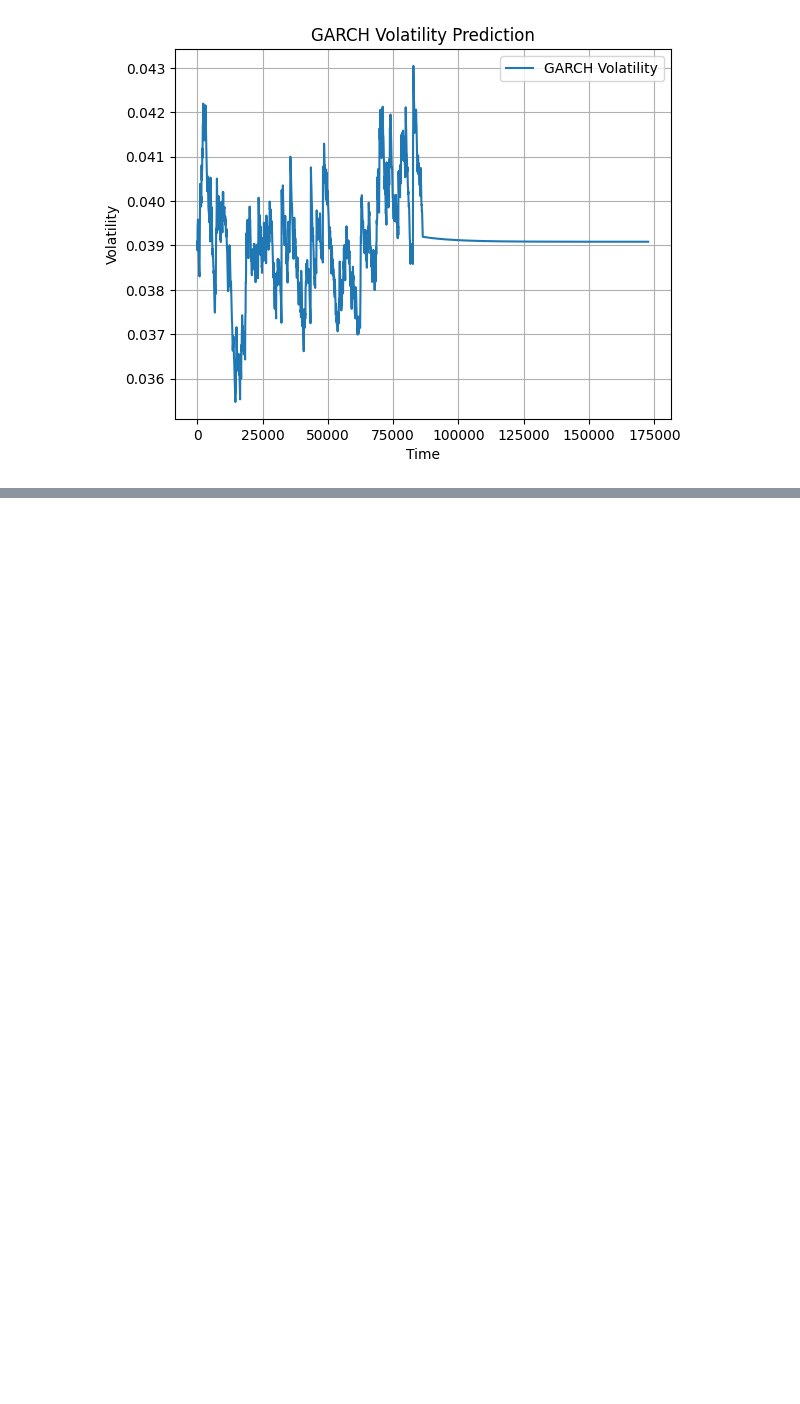
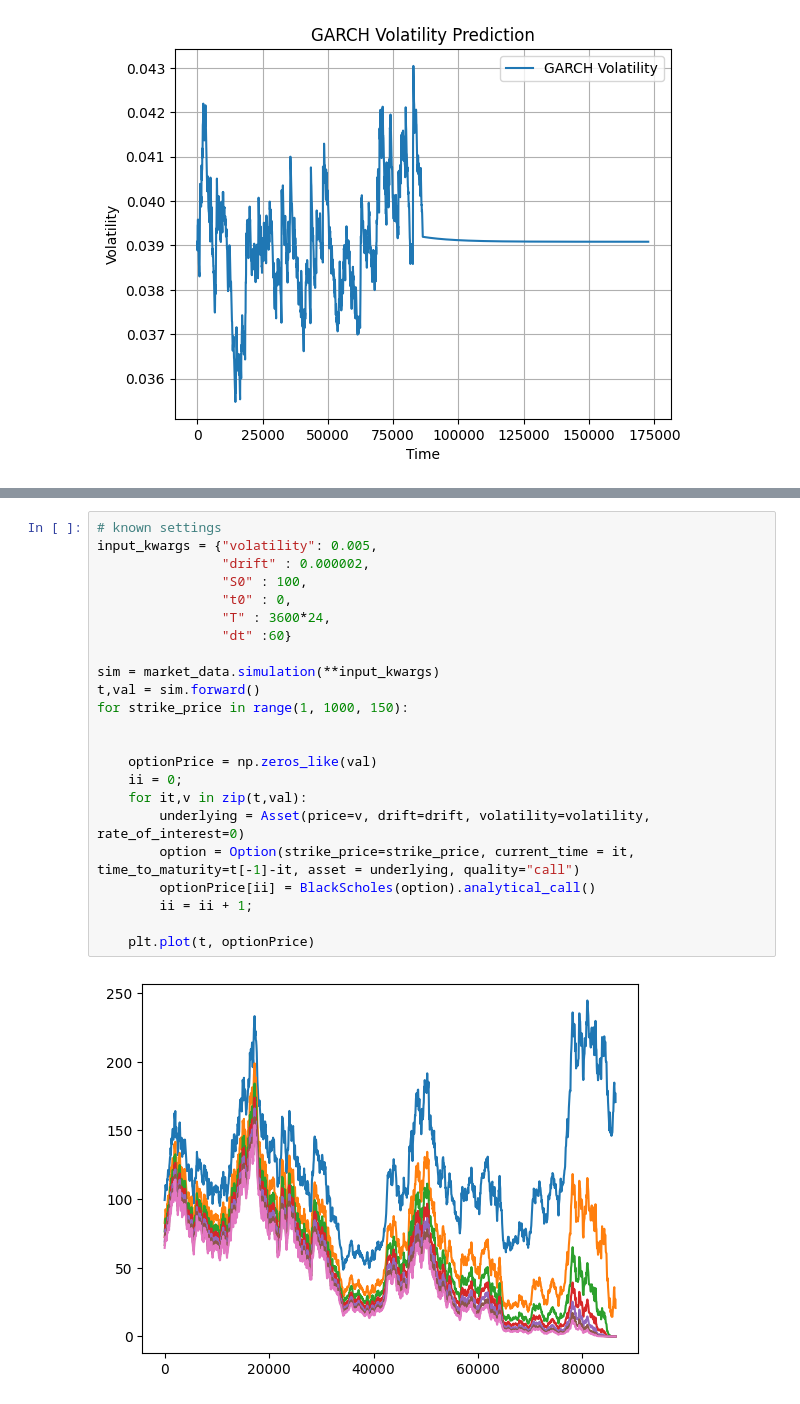
Before and after one commit to giudisciacca/pde-to-finance, a Jupyter notebook: pricing-black-scholes/main.ipynb, the cells around one changed output, grey strips where cells are left out. Cells and saved outputs as stored; diff of their text form; blank space fills up the shorter version.

Commit message:
Price of option with simulated asset

```diff
--- a/pricing-black-scholes/main.ipynb
+++ b/pricing-black-scholes/main.ipynb
@@ -119,0 +120,25 @@ for i, t in enumerate([1]+[60*ii for ii in range(1,10)]):
+# %%
+# known settings
+input_kwargs = {"volatility": 0.005,
+                "drift" : 0.000002,
+                "S0" : 100,
+                "t0" : 0,
+                "T" : 3600*24,
+                "dt" :60}
+
+sim = market_data.simulation(**input_kwargs)
+t,val = sim.forward()
+for strike_price in range(1, 1000, 150):
+
+
+    optionPrice = np.zeros_like(val)
+    ii = 0;
+    for it,v in zip(t,val):
+        underlying = Asset(price=v, drift=drift, volatility=volatility, rate_of_interest=0)
+        option = Option(strike_price=strike_price, current_time = it, time_to_maturity=t[-1]-it, asset = underlying, quality="call")
+        optionPrice[ii] = BlackScholes(option).analytical_call()
+        ii = ii + 1;
+
+    plt.plot(t, optionPrice)
+# %% [output]
+[figure, added]
```
Also changed, not shown: parts of 1 cell of this notebook, 1 other file.
